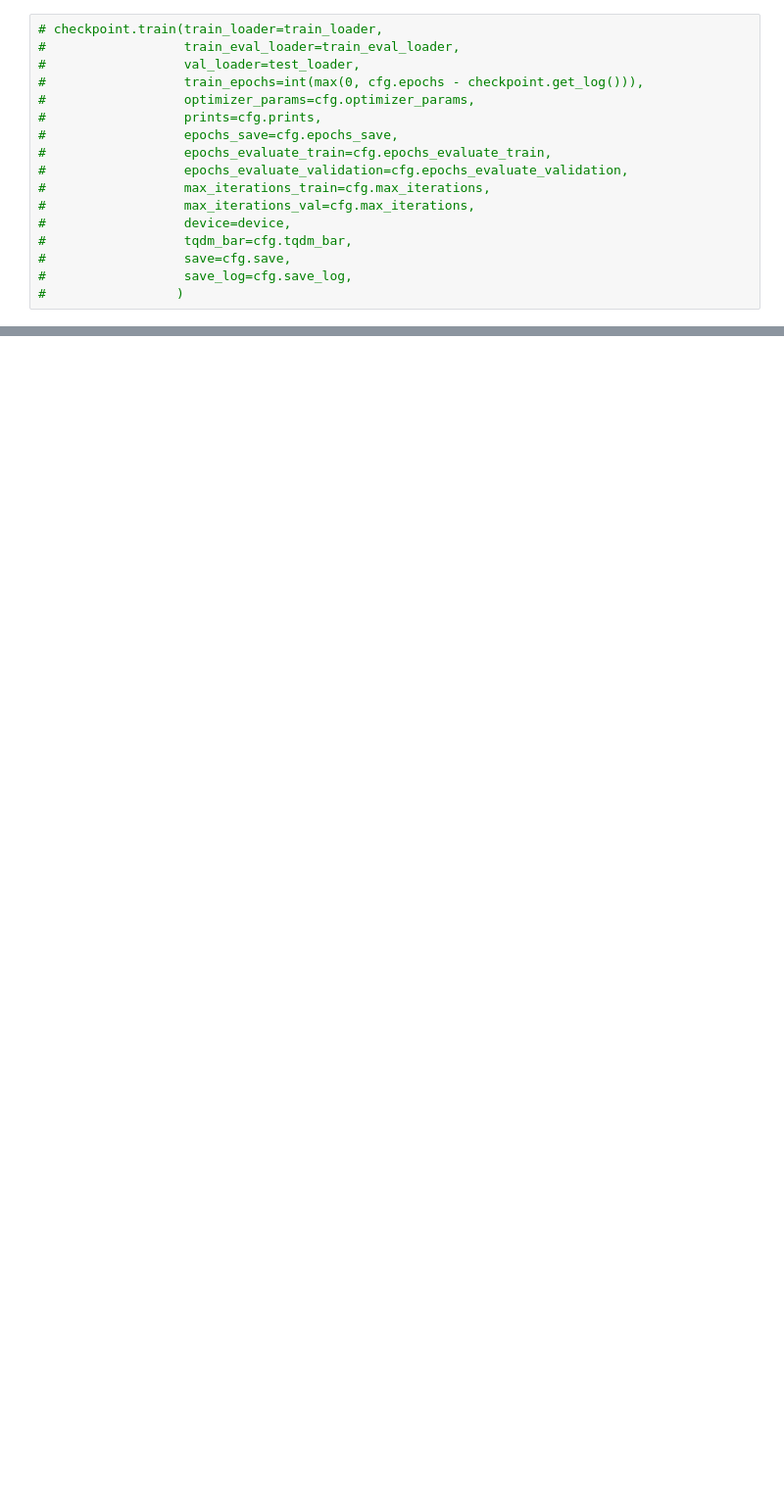
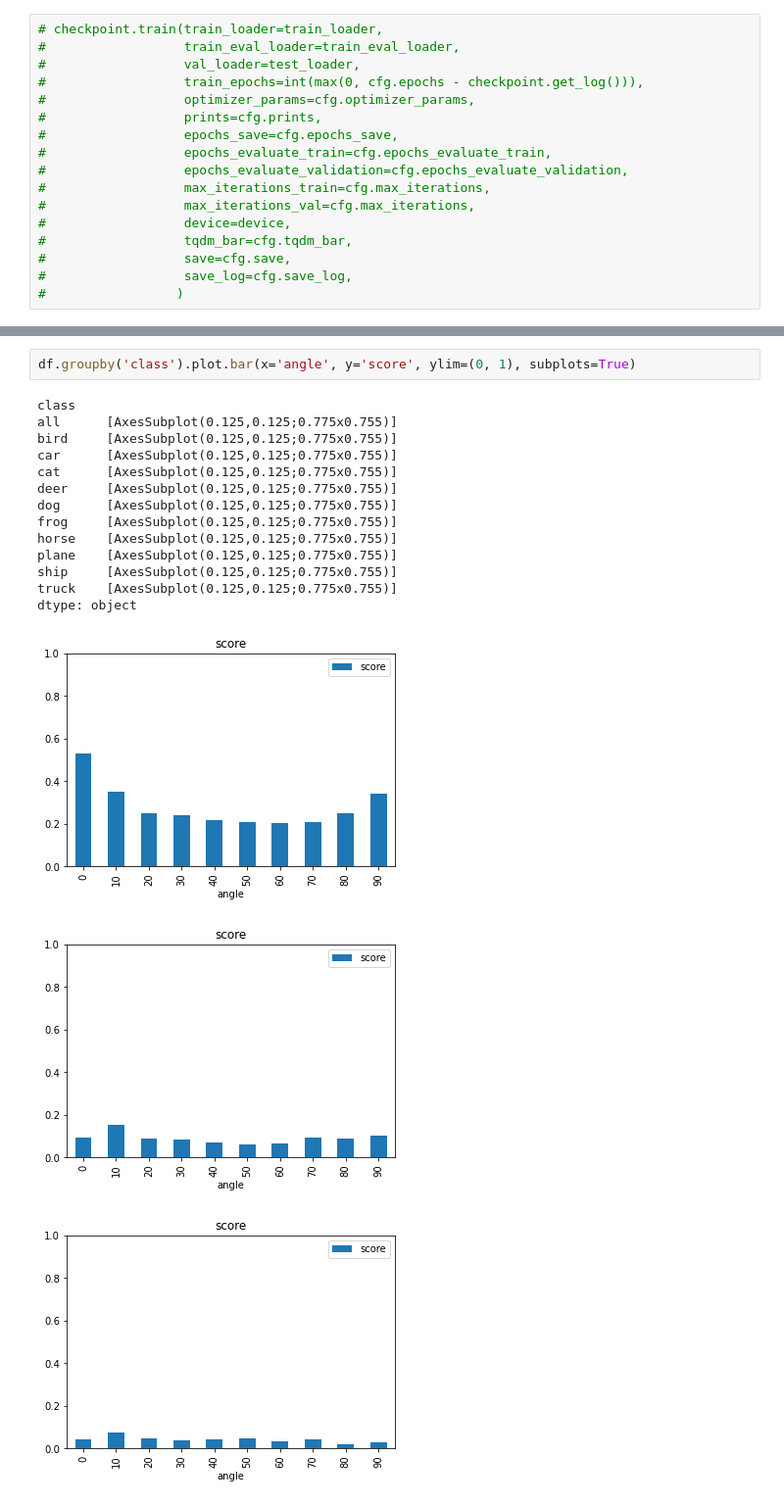
Before and after one commit to Anitaliky/AdvancedDeepLearning, a Jupyter notebook: main.ipynb, the cells around one changed output, grey strips where cells are left out. Shown: that part at 98% size. Saved outputs shown, nothing was run; the diff lists cells and outputs as text; blank space fills up the shorter version.

```diff
--- a/main.ipynb
+++ b/main.ipynb
@@ -159,0 +262,19 @@ df
+# %%
+df.groupby('class').plot.bar(x='angle', y='score', ylim=(0, 1), subplots=True)
+# %% [output]
+class
+all      [AxesSubplot(0.125,0.125;0.775x0.755)]
+bird     [AxesSubplot(0.125,0.125;0.775x0.755)]
+car      [AxesSubplot(0.125,0.125;0.775x0.755)]
+cat      [AxesSubplot(0.125,0.125;0.775x0.755)]
+deer     [AxesSubplot(0.125,0.125;0.775x0.755)]
+dog      [AxesSubplot(0.125,0.125;0.775x0.755)]
+frog     [AxesSubplot(0.125,0.125;0.775x0.755)]
+horse    [AxesSubplot(0.125,0.125;0.775x0.755)]
+plane    [AxesSubplot(0.125,0.125;0.775x0.755)]
+ship     [AxesSubplot(0.125,0.125;0.775x0.755)]
+truck    [AxesSubplot(0.125,0.125;0.775x0.755)]
+dtype: object
+[figure, added]
+[figure, added]
+[figure, added]
```
Also changed, not shown: parts of 11 cells of this notebook, 3 other files.
